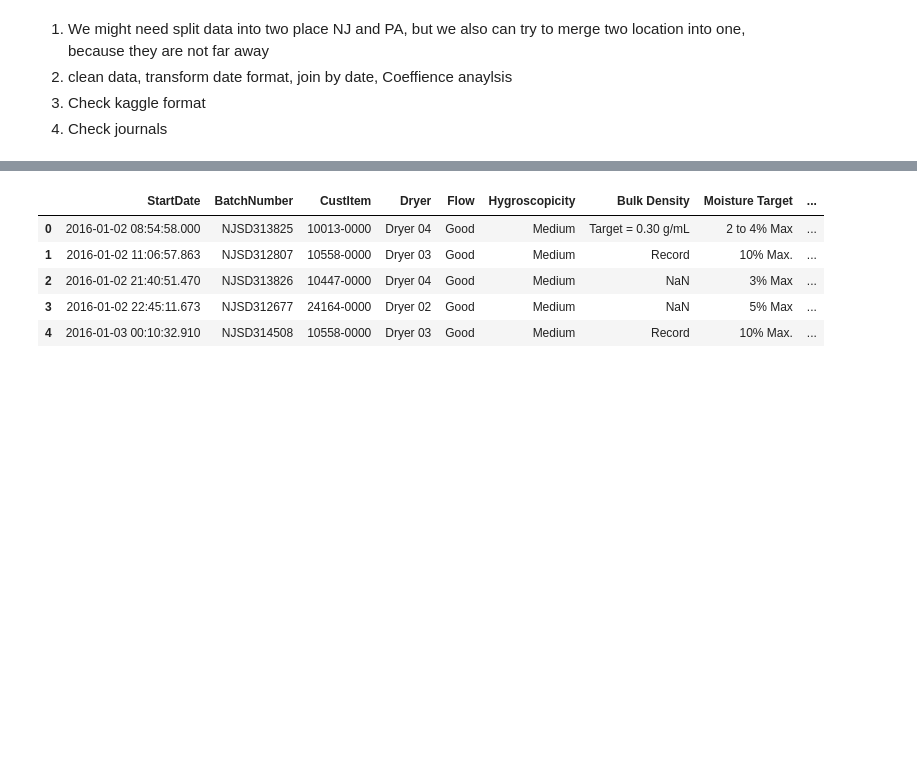
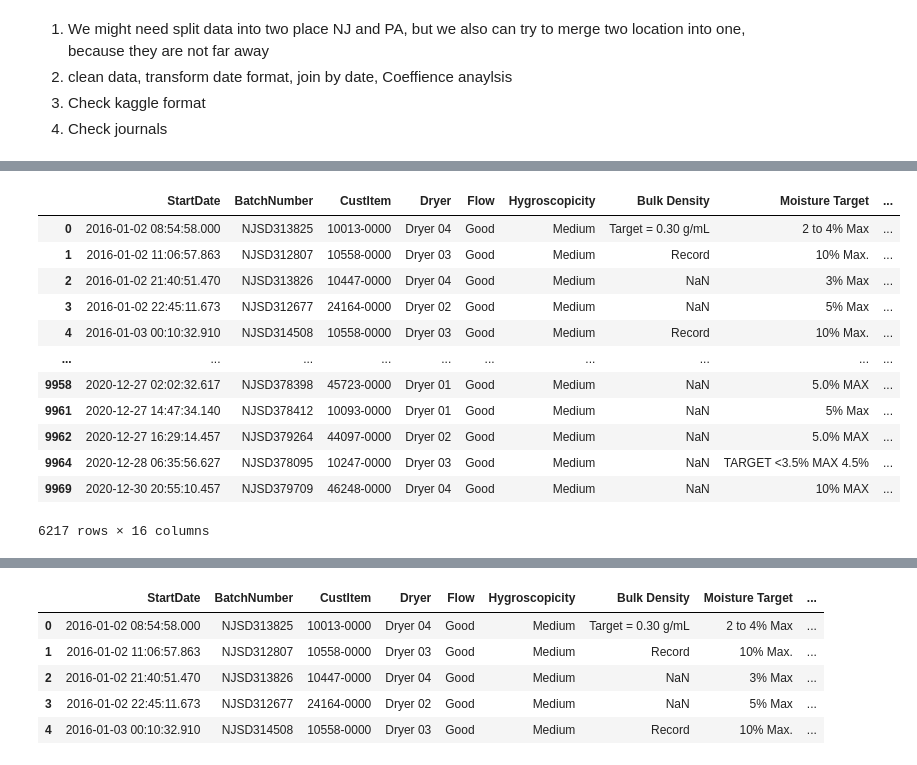
Before and after one commit to L3P3titPrince/Spray_Weather_Forecast, a Jupyter notebook: 21_Weather.ipynb, the cells around one changed output, grey strips where cells are left out. Cells and saved outputs as stored; diff of their text form; code cells hidden in the pictures; blank space fills up the shorter version.

```diff
--- a/21_Weather.ipynb
+++ b/21_Weather.ipynb
@@ -120,6 +120,9 @@ class HyperParamters(object):
 
         # you can change this root path in this class and import_data() function will search from this root dictionary
         self.ROOTPATH = 'D:\\OneDrive\\03_Academic\\23_Github\\20_Stevens\\66-MGT-809\\03_data'
+
+        # assign the column will be dropped in production table
+        self.DROP_COL = ['Bulk Density', 'Moisture Target']
 # %% [markdown]
 <br>
 # %% [markdown]
@@ -184,0 +299,3 @@ class ImportData(HyperParamters):
+# %%
+class_pre = PreProcess()
+df_product, df_nj_weather, df_pa_weather = class_pre.clean_data(df_product, df_nj_weather, df_pa_weather)
@@ -281,6 +328,7 @@ df_2.head(5)
 # %%
 # from class_31_hyperparameters import HyperParamters
 # from class_32_import_data import ImportData
+# from class_33_preprocess import PreProcess
 
 
 def main():
@@ -288,10 +336,14 @@ def main():
     We use this function to call process one by one.
     """
 
+
+    # ***********************import******************************
+    class_import = ImportData()
+    df_product, df_nj_weather, df_pa_weather = class_import.import_data()
+
     # *******************3.Preprocess**************************************
-    # ***********************import******************************
-#     class_import = ImportData()
-#     df_product, df_nj_weather, df_pa_weather = class_import.import_data()
+    class_pre = PreProcess()
+    df_product, df_nj_weather, df_pa_weather = class_pre.clean_data(df_product, df_nj_weather, df_pa_weather)
 
 
     return df_product, df_nj_weather, df_pa_weather
@@ -315,0 +404,16 @@ OVER
+# %%
+df_product[df_product['BatchNumber'].str.contains('NJ', regex=False)]
+# %% [output]
+|  | StartDate | BatchNumber | CustItem | Dryer | Flow | Hygroscopicity | Bulk Density | Moisture Target | ... |
+| 0 | 2016-01-02 08:54:58.000 | NJSD313825 | 10013-0000 | Dryer 04 | Good | Medium | Target = 0.30 g/mL | 2 to 4% Max | ... |
+| 1 | 2016-01-02 11:06:57.863 | NJSD312807 | 10558-0000 | Dryer 03 | Good | Medium | Record | 10% Max. | ... |
+| 2 | 2016-01-02 21:40:51.470 | NJSD313826 | 10447-0000 | Dryer 04 | Good | Medium | NaN | 3% Max | ... |
+| 3 | 2016-01-02 22:45:11.673 | NJSD312677 | 24164-0000 | Dryer 02 | Good | Medium | NaN | 5% Max | ... |
+| 4 | 2016-01-03 00:10:32.910 | NJSD314508 | 10558-0000 | Dryer 03 | Good | Medium | Record | 10% Max. | ... |
+| ... | ... | ... | ... | ... | ... | ... | ... | ... | ... |
+| 9958 | 2020-12-27 02:02:32.617 | NJSD378398 | 45723-0000 | Dryer 01 | Good | Medium | NaN | 5.0% MAX | ... |
+| 9961 | 2020-12-27 14:47:34.140 | NJSD378412 | 10093-0000 | Dryer 01 | Good | Medium | NaN | 5% Max | ... |
+| 9962 | 2020-12-27 16:29:14.457 | NJSD379264 | 44097-0000 | Dryer 02 | Good | Medium | NaN | 5.0% MAX | ... |
+| 9964 | 2020-12-28 06:35:56.627 | NJSD378095 | 10247-0000 | Dryer 03 | Good | Medium | NaN | TARGET <3.5% MAX 4.5% | ... |
+| 9969 | 2020-12-30 20:55:10.457 | NJSD379709 | 46248-0000 | Dryer 04 | Good | Medium | NaN | 10% MAX | ... |
+6217 rows × 16 columns
```
Also changed, not shown: parts of 58 cells of this notebook.
